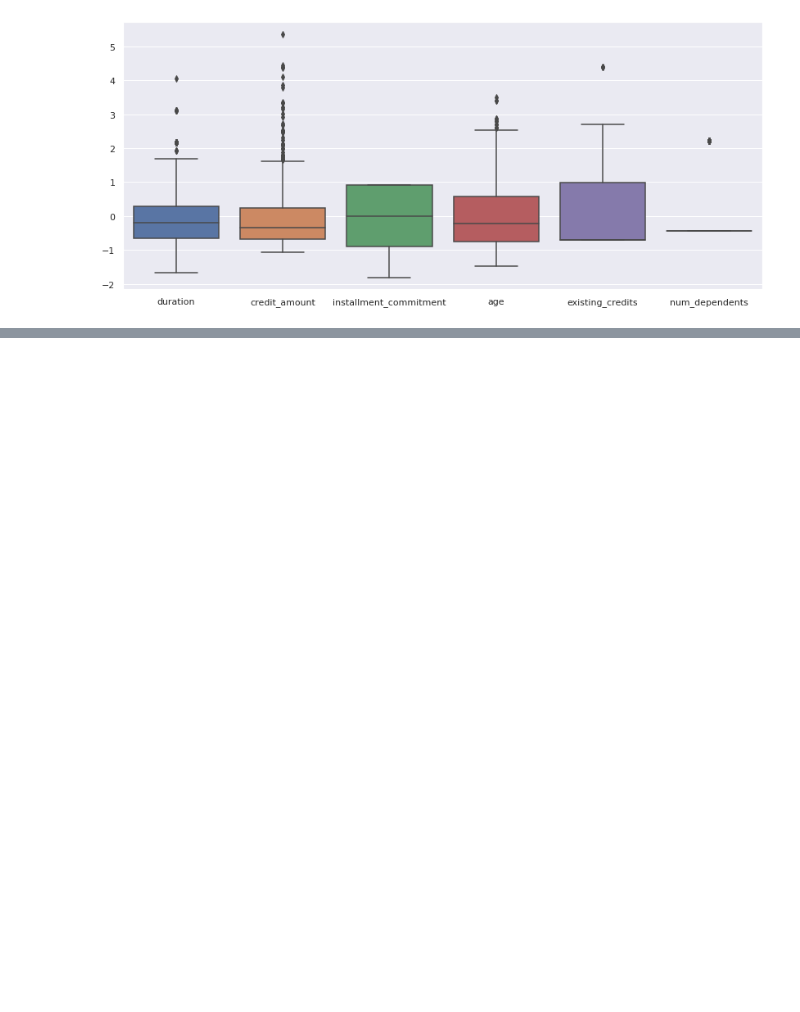
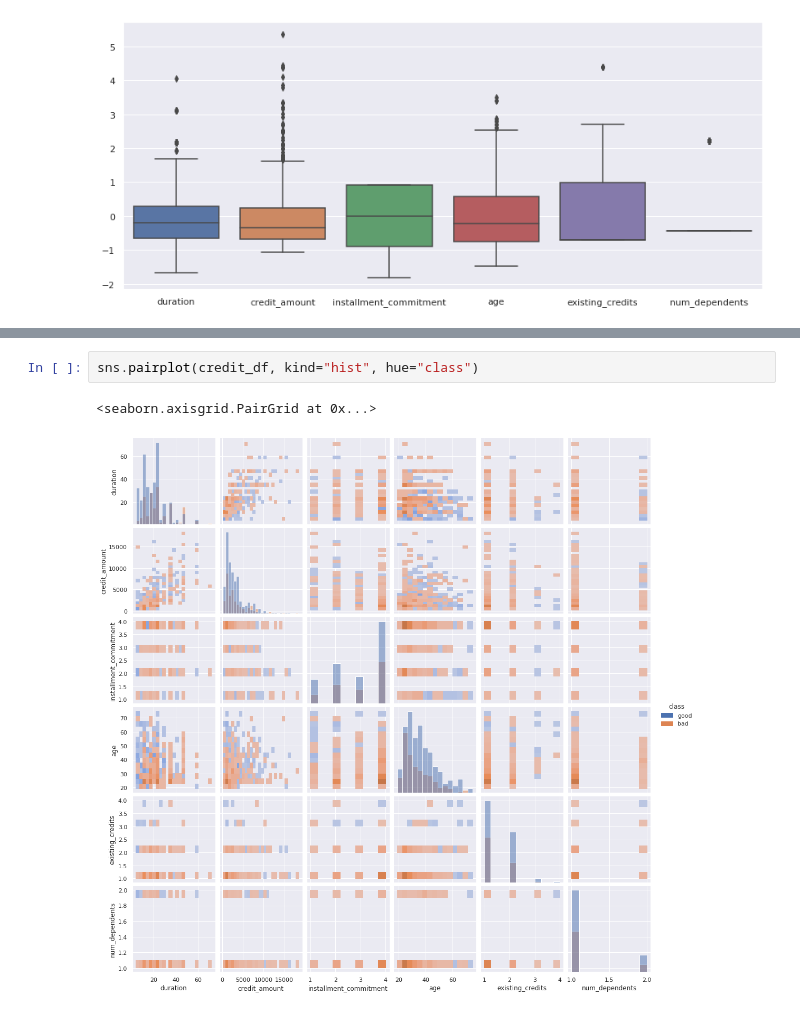
Before and after one commit to elmanelman/data-mining-class, a Jupyter notebook: lab1_task.ipynb, the cells around one changed output, grey strips where cells are left out. Saved outputs shown, nothing was run; the diff lists cells and outputs as text; blank space fills up the shorter version.

```diff
--- a/lab1_task.ipynb
+++ b/lab1_task.ipynb
@@ -137,0 +241,5 @@ NameError: name 'credit_df' is not defined
+# %%
+sns.pairplot(credit_df, kind="hist", hue="class")
+# %% [output]
+<seaborn.axisgrid.PairGrid at 0x...>
+[figure, added]
```
Also changed, not shown: parts of 16 cells of this notebook.
